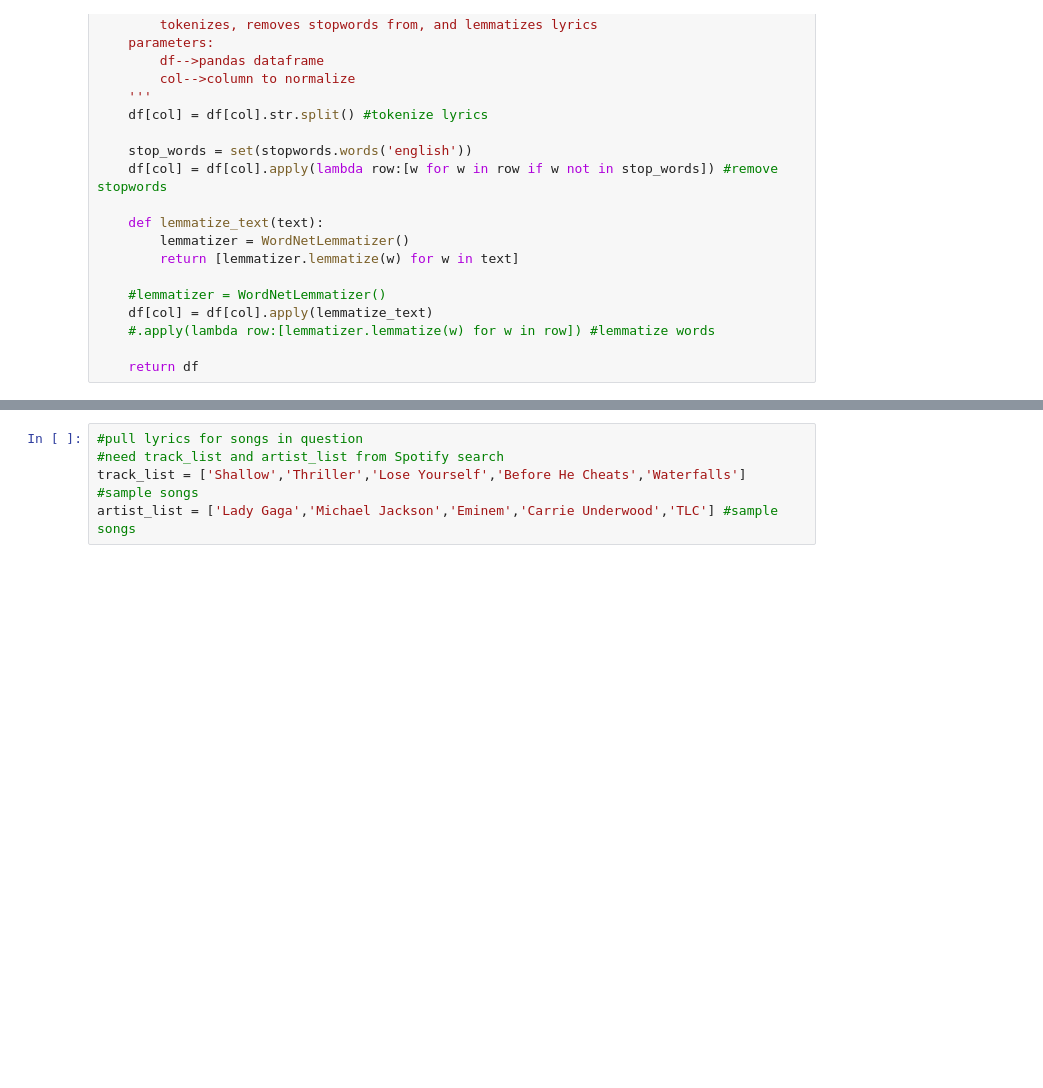
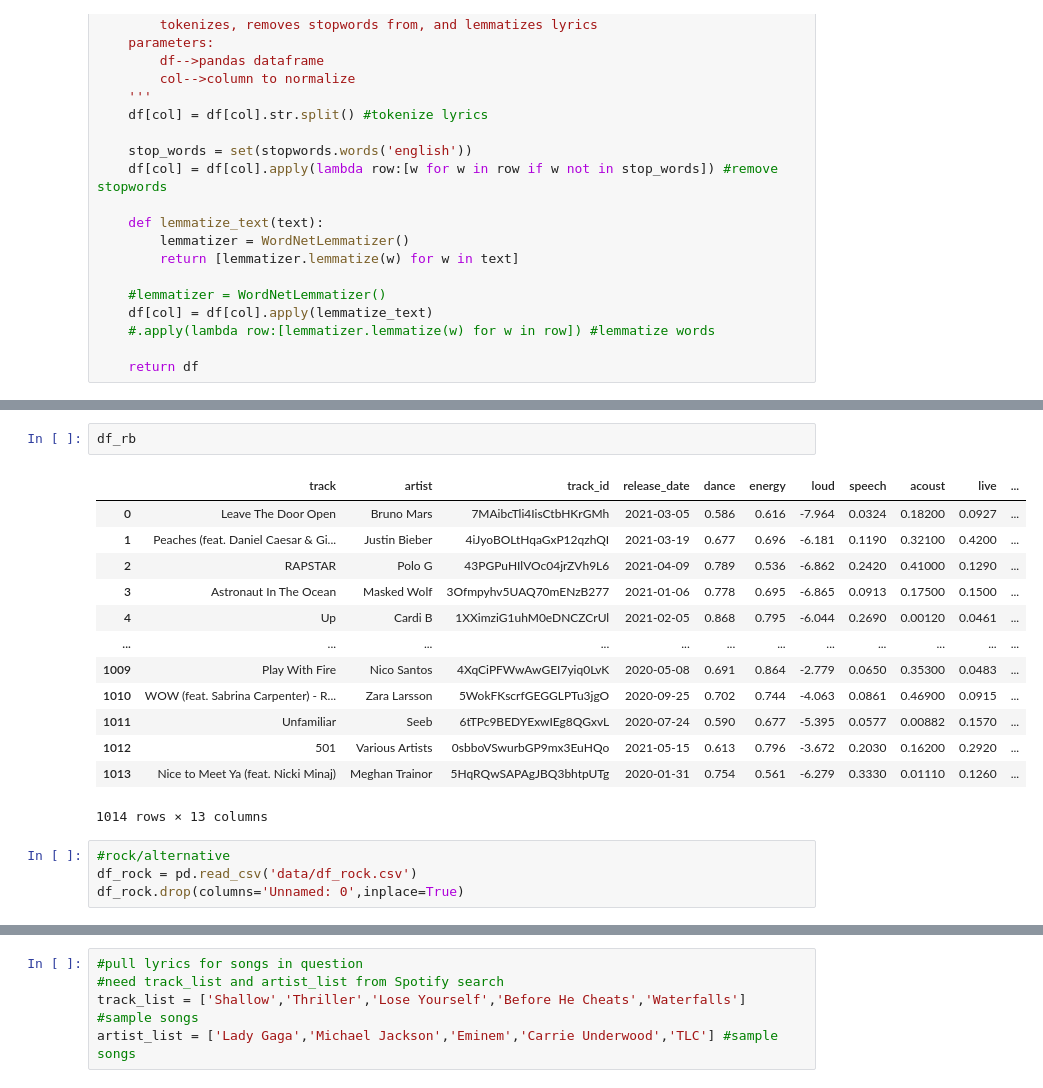
Before and after one commit to smyottb/song_analysis, a Jupyter notebook: lyric_analysis.ipynb, the cells around one changed output, grey strips where cells are left out. Drawn from its saved outputs; the diff is of its cells as text; blank space fills up the shorter version.

```diff
--- a/lyric_analysis.ipynb
+++ b/lyric_analysis.ipynb
@@ -76,0 +114,20 @@ def normalize_lyrics(df,col):
+# %%
+df_rb
+# %% [output]
+|  | track | artist | track_id | release_date | dance | energy | loud | speech | acoust | live | ... |
+| 0 | Leave The Door Open | Bruno Mars | 7MAibcTli4IisCtbHKrGMh | 2021-03-05 | 0.586 | 0.616 | -7.964 | 0.0324 | 0.18200 | 0.0927 | ... |
+| 1 | Peaches (feat. Daniel Caesar & Gi... | Justin Bieber | 4iJyoBOLtHqaGxP12qzhQI | 2021-03-19 | 0.677 | 0.696 | -6.181 | 0.1190 | 0.32100 | 0.4200 | ... |
+| 2 | RAPSTAR | Polo G | 43PGPuHIlVOc04jrZVh9L6 | 2021-04-09 | 0.789 | 0.536 | -6.862 | 0.2420 | 0.41000 | 0.1290 | ... |
+| 3 | Astronaut In The Ocean | Masked Wolf | 3Ofmpyhv5UAQ70mENzB277 | 2021-01-06 | 0.778 | 0.695 | -6.865 | 0.0913 | 0.17500 | 0.1500 | ... |
+| 4 | Up | Cardi B | 1XXimziG1uhM0eDNCZCrUl | 2021-02-05 | 0.868 | 0.795 | -6.044 | 0.2690 | 0.00120 | 0.0461 | ... |
+| ... | ... | ... | ... | ... | ... | ... | ... | ... | ... | ... | ... |
+| 1009 | Play With Fire | Nico Santos | 4XqCiPFWwAwGEI7yiq0LvK | 2020-05-08 | 0.691 | 0.864 | -2.779 | 0.0650 | 0.35300 | 0.0483 | ... |
+| 1010 | WOW (feat. Sabrina Carpenter) - R... | Zara Larsson | 5WokFKscrfGEGGLPTu3jgO | 2020-09-25 | 0.702 | 0.744 | -4.063 | 0.0861 | 0.46900 | 0.0915 | ... |
+| 1011 | Unfamiliar | Seeb | 6tTPc9BEDYExwIEg8QGxvL | 2020-07-24 | 0.590 | 0.677 | -5.395 | 0.0577 | 0.00882 | 0.1570 | ... |
+| 1012 | 501 | Various Artists | 0sbboVSwurbGP9mx3EuHQo | 2021-05-15 | 0.613 | 0.796 | -3.672 | 0.2030 | 0.16200 | 0.2920 | ... |
+| 1013 | Nice to Meet Ya (feat. Nicki Minaj) | Meghan Trainor | 5HqRQwSAPAgJBQ3bhtpUTg | 2020-01-31 | 0.754 | 0.561 | -6.279 | 0.3330 | 0.01110 | 0.1260 | ... |
+1014 rows × 13 columns
+# %%
+#rock/alternative
+df_rock = pd.read_csv('data/df_rock.csv')
+df_rock.drop(columns='Unnamed: 0',inplace=True)
```
Also changed, not shown: parts of 13 cells of this notebook.
